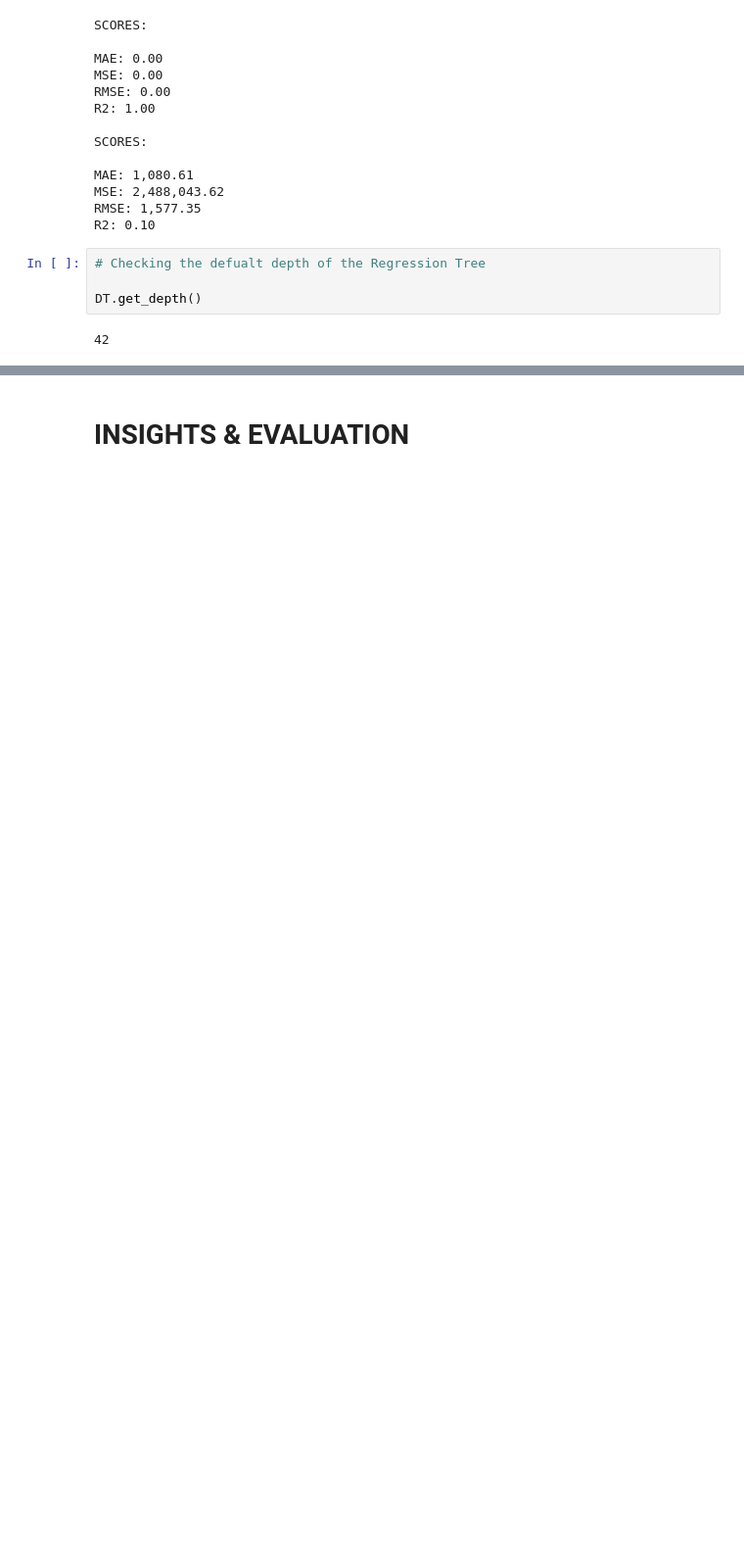
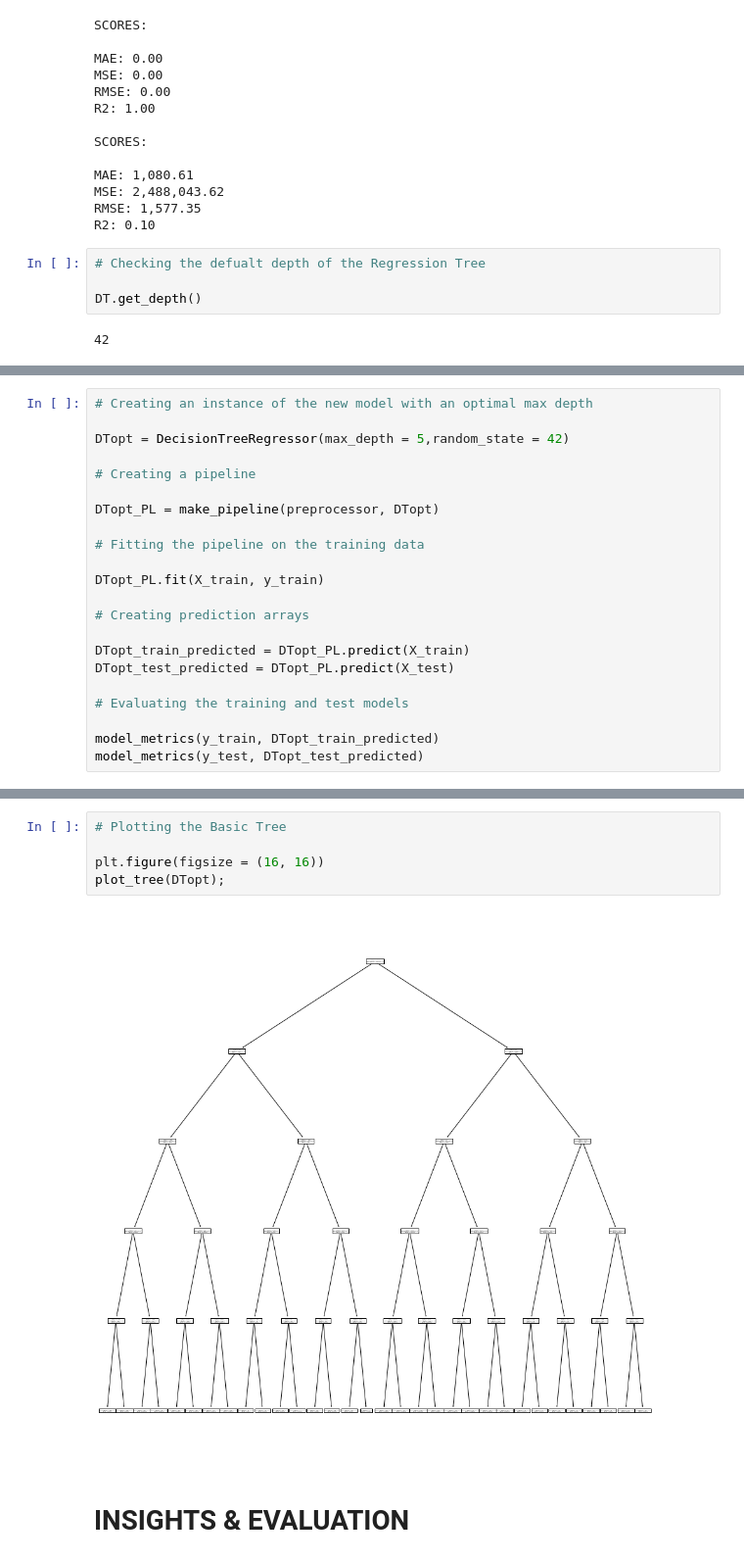
Before and after one commit to starkjones/Food-Sales-Predictions, a Jupyter notebook: Food_Sales_Prediction.ipynb, the cells around one changed output, grey strips where cells are left out. Shown: that part at 98% size. Drawn from its saved outputs; the diff is of its cells as text; blank space fills up the shorter version.

```diff
--- a/Food_Sales_Prediction.ipynb
+++ b/Food_Sales_Prediction.ipynb
@@ -844,0 +944,22 @@ ValueError: ignored
+# %%
+# Creating an instance of the new model with an optimal max depth
+
+DTopt = DecisionTreeRegressor(max_depth = 5,random_state = 42)
+
+# Creating a pipeline
+
+DTopt_PL = make_pipeline(preprocessor, DTopt)
+
+# Fitting the pipeline on the training data
+
+DTopt_PL.fit(X_train, y_train)
+
+# Creating prediction arrays
+
+DTopt_train_predicted = DTopt_PL.predict(X_train)
+DTopt_test_predicted = DTopt_PL.predict(X_test)
+
+# Evaluating the training and test models
+
+model_metrics(y_train, DTopt_train_predicted)
+model_metrics(y_test, DTopt_test_predicted)
@@ -845,2 +991,9 @@ ValueError: ignored
+# %%
+# Plotting the Basic Tree
+
+plt.figure(figsize = (16, 16))
+plot_tree(DTopt);
+# %% [output]
+[figure, added]
 # %% [markdown]
 # INSIGHTS & EVALUATION
```
Also changed, not shown: parts of 19 cells of this notebook.
